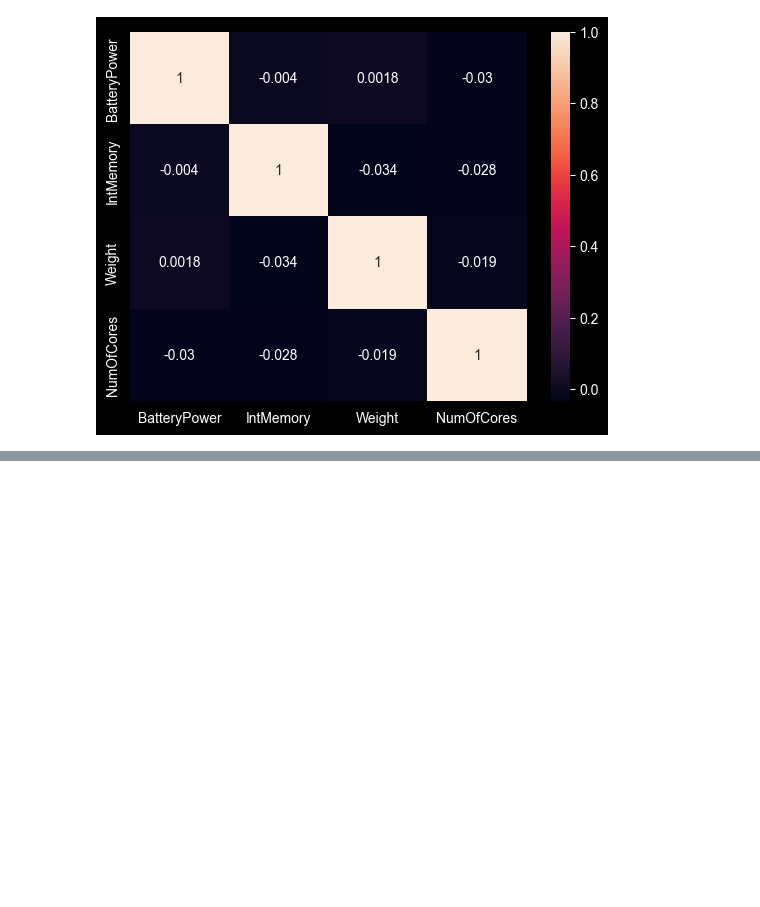
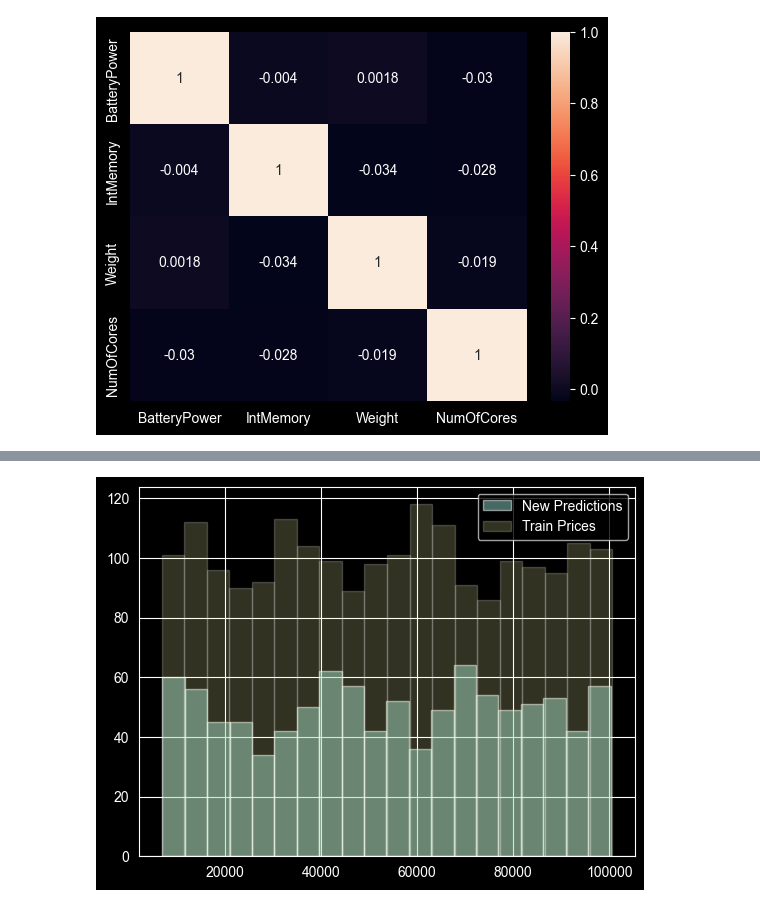
Before and after one commit to loplop05/Mobile-Price-Predection, a Jupyter notebook: Moblie Price Predection.ipynb, the cells around one changed output, grey strips where cells are left out. Drawn from its saved outputs; the diff is of its cells as text; code cells hidden in the pictures; blank space fills up the shorter version.

```diff
--- a/Moblie Price Predection.ipynb
+++ b/Moblie Price Predection.ipynb
@@ -217,0 +156,8 @@ plt.show()
+# %%
+df_test = df_test.drop('id',axis=1)
+# %%
+df_test.columns = X.columns
+# %%
+final_predictions = pipe.predict(df_test)
+# %%
+df_test['PredictedPrice']= final_predictions
@@ -217,0 +179,9 @@ plt.show()
+# %%
+import matplotlib.pyplot as plt
+
+plt.hist(df_test['PredictedPrice'], bins=20, alpha=0.5, label="New Predictions")
+plt.hist(df['PriceRange'], bins=20, alpha=0.2, label="Train Prices")
+plt.legend()
+plt.show()
+# %% [output]
+[figure, added]
```
Also changed, not shown: parts of 21 cells of this notebook.
